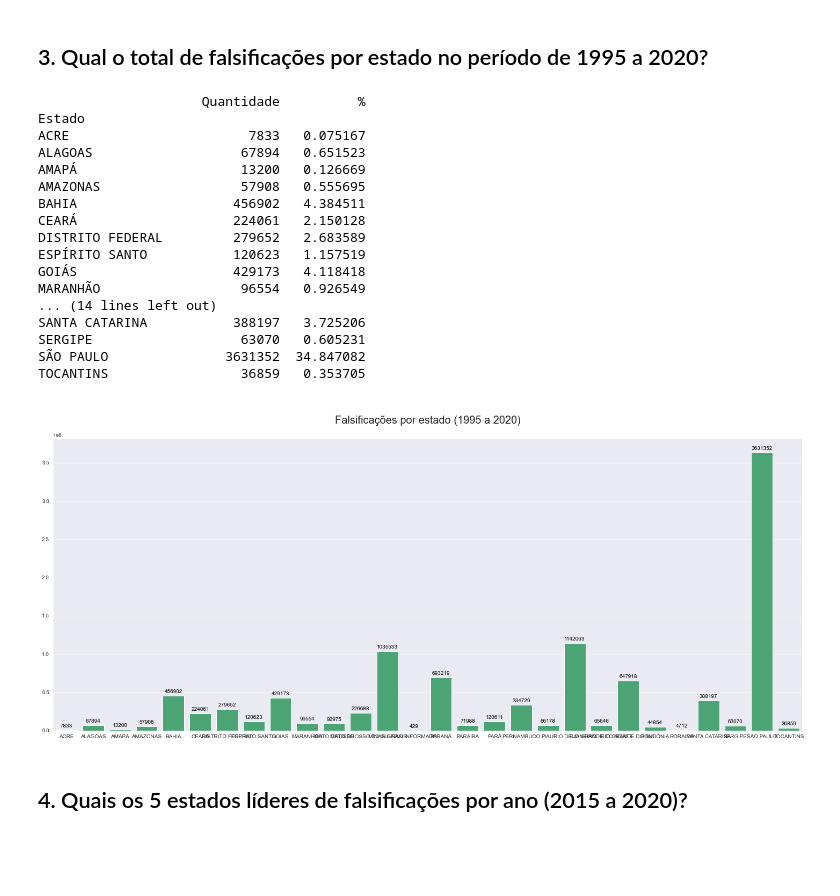
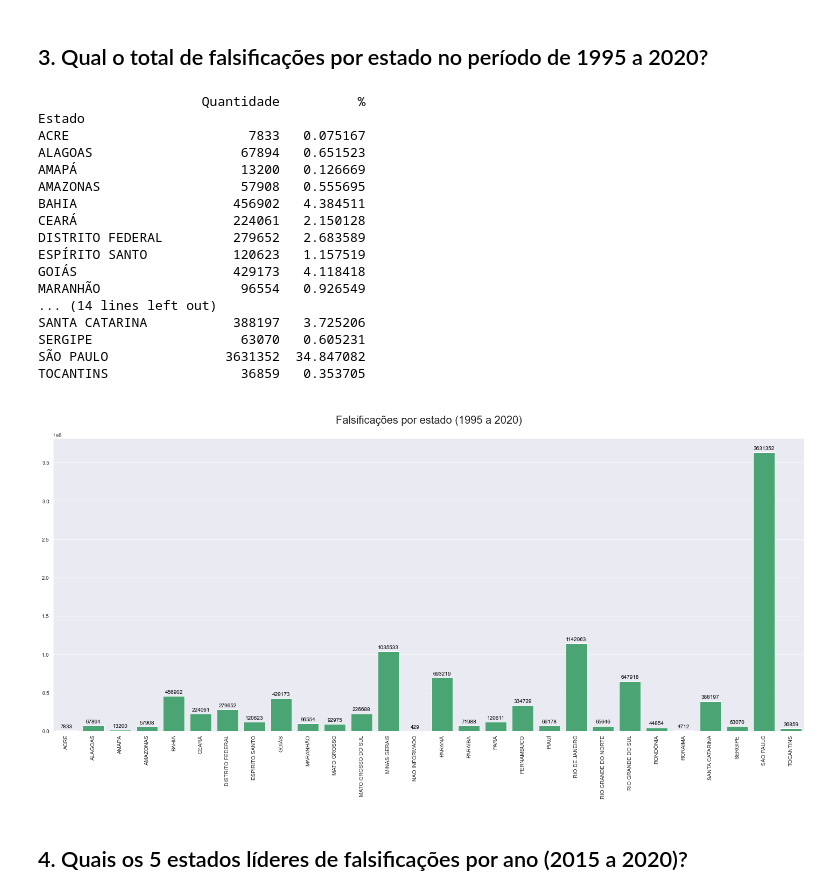
Before and after one commit to emso-exe/Falsificacao_de_cedulas_banco_central_do_brasil, a Jupyter notebook: analise_de_dados.ipynb, the cells around one changed output. Drawn from its saved outputs; the diff is of its cells as text; code cells hidden in the pictures; blank space fills up the shorter version.

```diff
--- a/analise_de_dados.ipynb
+++ b/analise_de_dados.ipynb
@@ -308,34 +310,36 @@ for i in plot.patches:
     plot.annotate(format(i.get_height(), '.0f'),
                   (i.get_x() + i.get_width() / 2, i.get_height()),
                   ha='center',
                   va='baseline',
                   fontsize=10,
                   color='black',
                   xytext=(0, 5),
                   textcoords='offset points')
 plt.xlabel('')
 plt.ylabel('')
+#plot.set_xticklabels(df_estado_quantidade.index, rotation=90)
+plt.xticks(rotation=90)
 plt.title('\nFalsificações por estado (1995 a 2020)\n', fontsize=20)
 plt.show(plot)
 # %% [output]
                      Quantidade          %
 Estado
 ACRE                       7833   0.075167
 ALAGOAS                   67894   0.651523
 AMAPÁ                     13200   0.126669
 AMAZONAS                  57908   0.555695
 BAHIA                    456902   4.384511
 CEARÁ                    224061   2.150128
 DISTRITO FEDERAL         279652   2.683589
 ESPÍRITO SANTO           120623   1.157519
 GOIÁS                    429173   4.118418
 MARANHÃO                  96554   0.926549
 ... (14 lines left out)
 SANTA CATARINA           388197   3.725206
 SERGIPE                   63070   0.605231
 SÃO PAULO               3631352  34.847082
 TOCANTINS                 36859   0.353705
-[figure, old version]
+[figure, new version]
 # %% [markdown]
 ## 4. Quais os 5 estados líderes de falsificações por ano (2015 a 2020)?
 # %%
```
Also changed, not shown: parts of 1 cell of this notebook.
